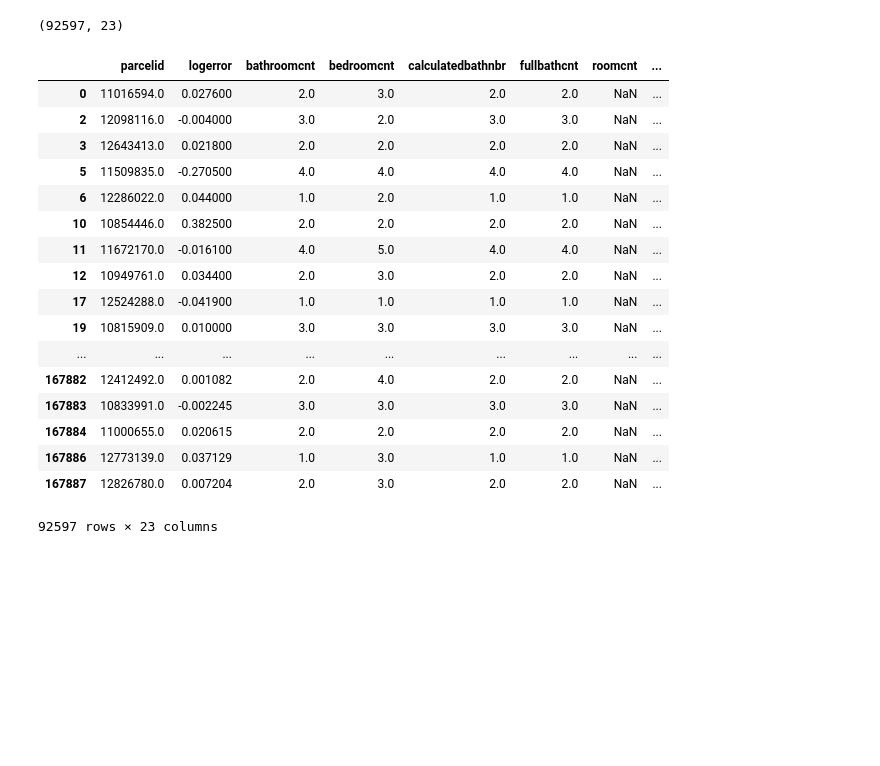
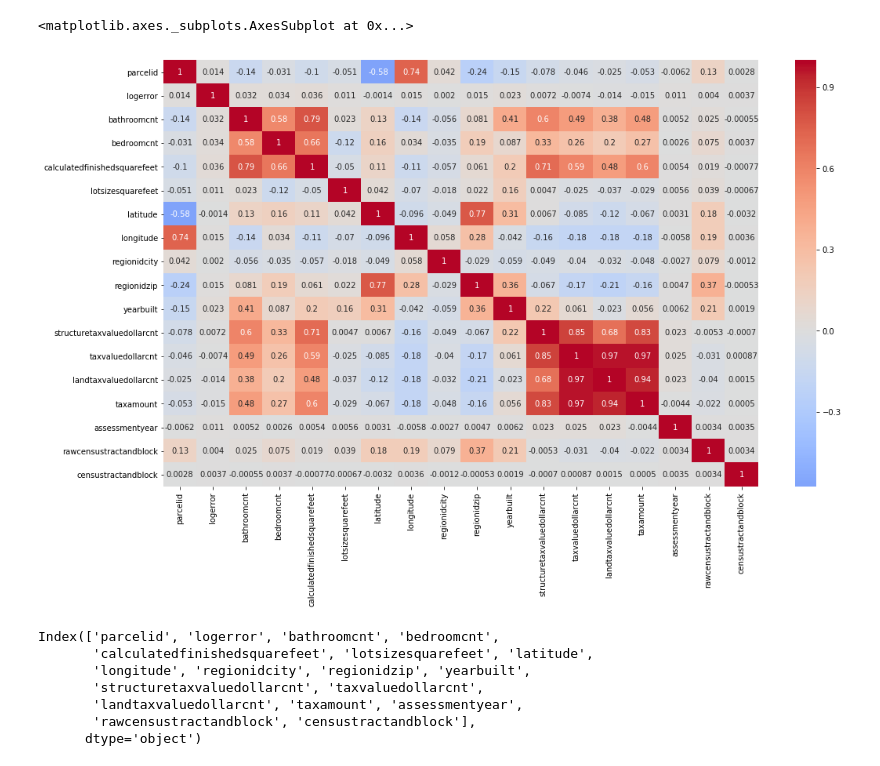
Before and after one commit to CodyBrettWatson/ds-methodologies-exercises, a Jupyter notebook: clustering/clustering_exercises.ipynb, the cells around one changed output. Drawn from its saved outputs; the diff is of its cells as text; code cells hidden in the pictures; blank space fills up the shorter version.

```diff
--- a/clustering/clustering_exercises.ipynb
+++ b/clustering/clustering_exercises.ipynb
@@ -65,0 +117,24 @@ df.describe().T
+# %%
+scale_em = ['calculatedfinishedsquarefeet',
+'lotsizesquarefeet',
+'latitude',
+'longitude',
+'regionidcity',
+'regionidzip',
+'yearbuilt',
+'structuretaxvaluedollarcnt',
+'taxvaluedollarcnt',
+'landtaxvaluedollarcnt',
+'taxamount',
+'assessmentyear',
+'rawcensustractandblock',
+'censustractandblock']
+
+def scale_min_max_iris(df):
+    scaler = MinMaxScaler()
+    scaler.fit(df[scale_em])
+    df[scale_em]=scaler.transform(df[scale_em])
+    return df
+# %%
+scale_df = scale_min_max_iris(df)
+scale_df
@@ -65,0 +160,6 @@ df.describe().T
+# %%
+plt.figure(figsize=(17,10))
+sns.heatmap(scale_df.corr(), cmap='coolwarm', annot=True, center=0)
+# %% [output]
+<matplotlib.axes._subplots.AxesSubplot at 0x...>
+[figure, added]
@@ -66,32 +168,10 @@ df.describe().T
 # %%
-df.shape
+df.columns
 # %% [output]
-(92597, 23)
+Index(['parcelid', 'logerror', 'bathroomcnt', 'bedroomcnt',
+       'calculatedfinishedsquarefeet', 'lotsizesquarefeet', 'latitude',
+       'longitude', 'regionidcity', 'regionidzip', 'yearbuilt',
+       'structuretaxvaluedollarcnt', 'taxvaluedollarcnt',
+       'landtaxvaluedollarcnt', 'taxamount', 'assessmentyear',
+       'rawcensustractandblock', 'censustractandblock'],
+      dtype='object')
-# %%
-col = df.columns
-
-q = df[col].quantile(0.99)
-pdf = df[df[col] < q]
-pdf
-
-# from scipy import stats
-# pdf = df[(np.abs(stats.zscore(df)) < 3).all(axis=1)]
-# %% [output]
-|  | parcelid | logerror | bathroomcnt | bedroomcnt | calculatedbathnbr | fullbathcnt | roomcnt | ... |
-| 0 | 11016594.0 | 0.027600 | 2.0 | 3.0 | 2.0 | 2.0 | NaN | ... |
-| 2 | 12098116.0 | -0.004000 | 3.0 | 2.0 | 3.0 | 3.0 | NaN | ... |
-| 3 | 12643413.0 | 0.021800 | 2.0 | 2.0 | 2.0 | 2.0 | NaN | ... |
-| 5 | 11509835.0 | -0.270500 | 4.0 | 4.0 | 4.0 | 4.0 | NaN | ... |
-| 6 | 12286022.0 | 0.044000 | 1.0 | 2.0 | 1.0 | 1.0 | NaN | ... |
-| 10 | 10854446.0 | 0.382500 | 2.0 | 2.0 | 2.0 | 2.0 | NaN | ... |
-| 11 | 11672170.0 | -0.016100 | 4.0 | 5.0 | 4.0 | 4.0 | NaN | ... |
-| 12 | 10949761.0 | 0.034400 | 2.0 | 3.0 | 2.0 | 2.0 | NaN | ... |
-| 17 | 12524288.0 | -0.041900 | 1.0 | 1.0 | 1.0 | 1.0 | NaN | ... |
-| 19 | 10815909.0 | 0.010000 | 3.0 | 3.0 | 3.0 | 3.0 | NaN | ... |
-| ... | ... | ... | ... | ... | ... | ... | ... | ... |
-| 167882 | 12412492.0 | 0.001082 | 2.0 | 4.0 | 2.0 | 2.0 | NaN | ... |
-| 167883 | 10833991.0 | -0.002245 | 3.0 | 3.0 | 3.0 | 3.0 | NaN | ... |
-| 167884 | 11000655.0 | 0.020615 | 2.0 | 2.0 | 2.0 | 2.0 | NaN | ... |
-| 167886 | 12773139.0 | 0.037129 | 1.0 | 3.0 | 1.0 | 1.0 | NaN | ... |
-| 167887 | 12826780.0 | 0.007204 | 2.0 | 3.0 | 2.0 | 2.0 | NaN | ... |
-92597 rows × 23 columns
```
Also changed, not shown: parts of 30 cells of this notebook, 2 other files.
